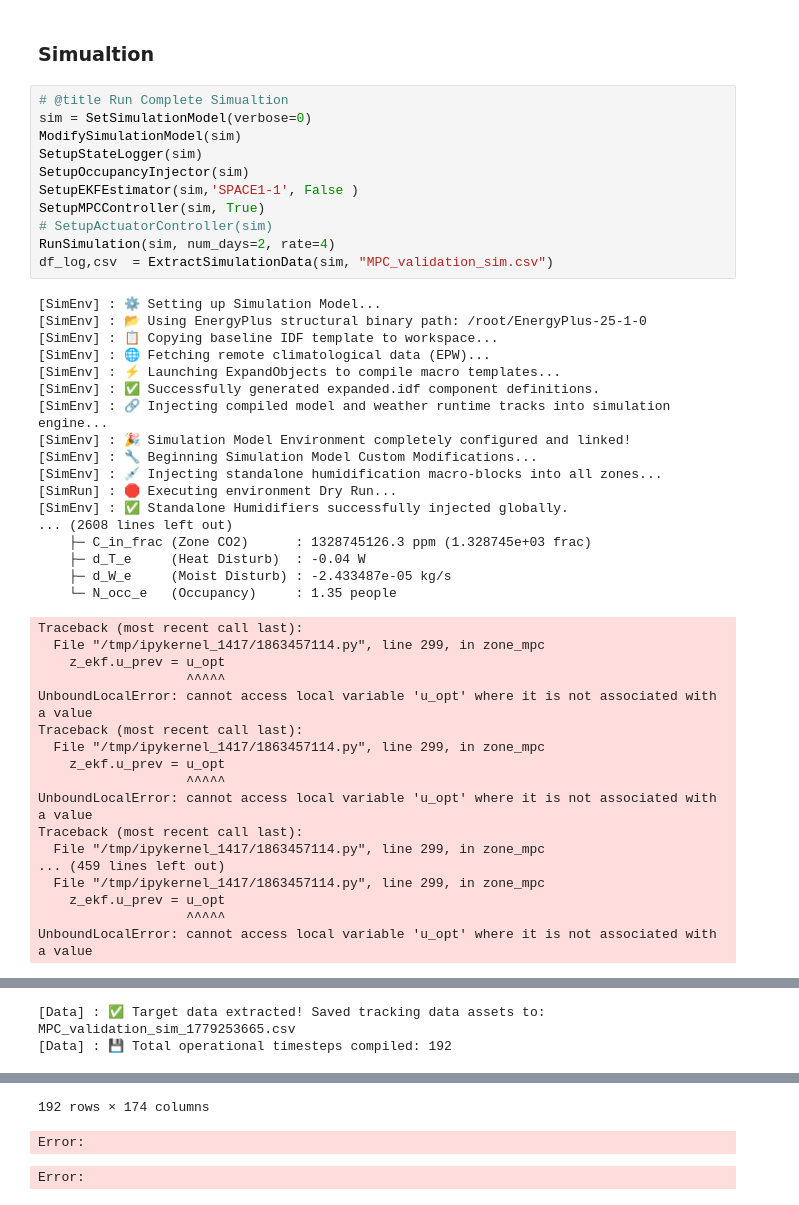
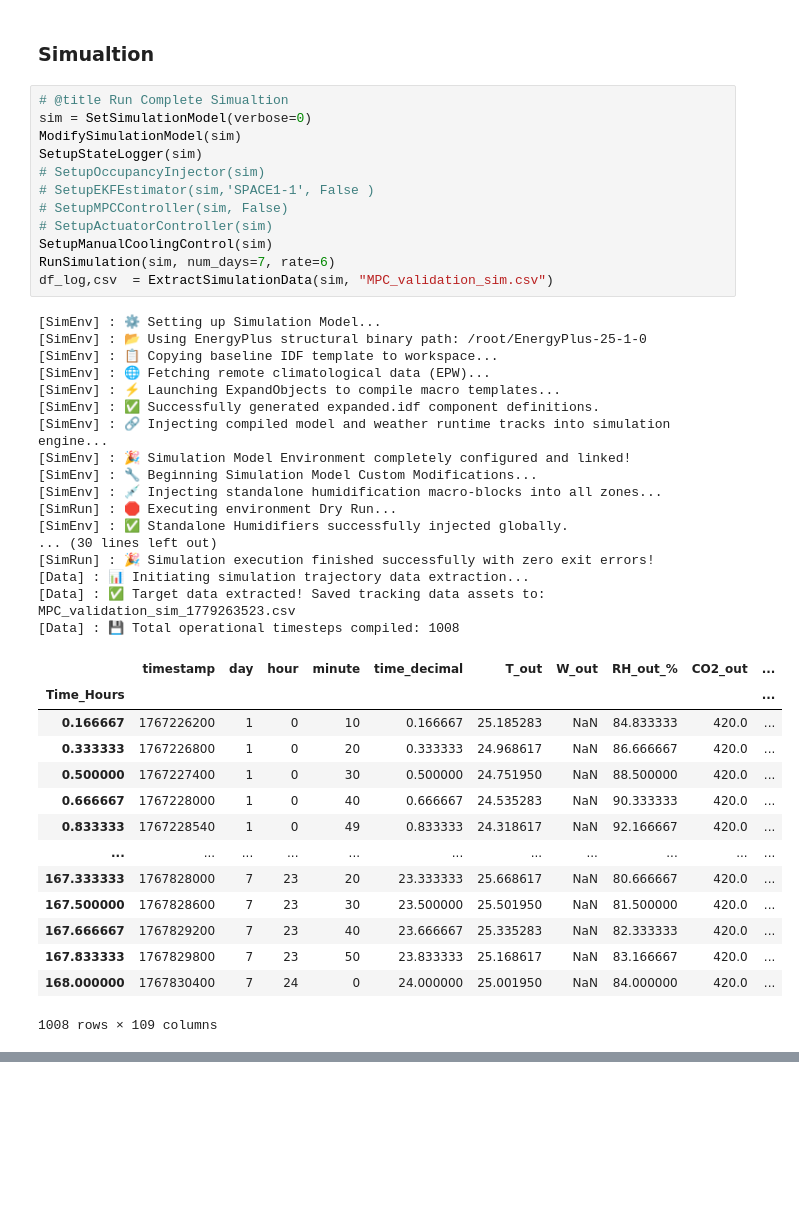
Before and after one commit to janithcyapa/DHCA-Framework, a Jupyter notebook: Simulation/3_MPC_Validation.ipynb, the cells around one changed output, grey strips where cells are left out. Cells and saved outputs as stored; diff of their text form; blank space fills up the shorter version.

```diff
--- a/Simulation/3_MPC_Validation.ipynb
+++ b/Simulation/3_MPC_Validation.ipynb
@@ -355,46 +430,44 @@ def SetupMPCController(sim, debug_mode=True):
 # %%
 # @title Run Complete Simualtion
 sim = SetSimulationModel(verbose=0)
 ModifySimulationModel(sim)
 SetupStateLogger(sim)
-SetupOccupancyInjector(sim)
-SetupEKFEstimator(sim,'SPACE1-1', False )
-SetupMPCController(sim, True)
+# SetupOccupancyInjector(sim)
+# SetupEKFEstimator(sim,'SPACE1-1', False )
+# SetupMPCController(sim, False)
 # SetupActuatorController(sim)
-RunSimulation(sim, num_days=2, rate=4)
+SetupManualCoolingControl(sim)
+RunSimulation(sim, num_days=7, rate=6)
 df_log,csv  = ExtractSimulationData(sim, "MPC_validation_sim.csv")
 # %% [output]
 [SimEnv] : ⚙️ Setting up Simulation Model...
 [SimEnv] : 📂 Using EnergyPlus structural binary path: /root/EnergyPlus-25-1-0
 [SimEnv] : 📋 Copying baseline IDF template to workspace...
 [SimEnv] : 🌐 Fetching remote climatological data (EPW)...
 [SimEnv] : ⚡ Launching ExpandObjects to compile macro templates...
 [SimEnv] : ✅ Successfully generated expanded.idf component definitions.
 [SimEnv] : 🔗 Injecting compiled model and weather runtime tracks into simulation engine...
 [SimEnv] : 🎉 Simulation Model Environment completely configured and linked!
 [SimEnv] : 🔧 Beginning Simulation Model Custom Modifications...
 [SimEnv] : 💉 Injecting standalone humidification macro-blocks into all zones...
 [SimRun] : 🛑 Executing environment Dry Run...
 [SimEnv] : ✅ Standalone Humidifiers successfully injected globally.
-... (2608 lines left out)
-    ├─ C_in_frac (Zone CO2)      : 1328745126.3 ppm (1.328745e+03 frac)
-    ├─ d_T_e     (Heat Disturb)  : -0.04 W
-    ├─ d_W_e     (Moist Disturb) : -2.433487e-05 kg/s
-    └─ N_occ_e   (Occupancy)     : 1.35 people
+... (30 lines left out)
+[SimRun] : 🎉 Simulation execution finished successfully with zero exit errors!
+[Data] : 📊 Initiating simulation trajectory data extraction...
+[Data] : ✅ Target data extracted! Saved tracking data assets to: MPC_validation_sim_1779263523.csv
+[Data] : 💾 Total operational timesteps compiled: 1008
+|  | timestamp | day | hour | minute | time_decimal | T_out | W_out | RH_out_% | CO2_out | ... |
+| Time_Hours |  |  |  |  |  |  |  |  |  | ... |
+| 0.166667 | 1767226200 | 1 | 0 | 10 | 0.166667 | 25.185283 | NaN | 84.833333 | 420.0 | ... |
+| 0.333333 | 1767226800 | 1 | 0 | 20 | 0.333333 | 24.968617 | NaN | 86.666667 | 420.0 | ... |
+| 0.500000 | 1767227400 | 1 | 0 | 30 | 0.500000 | 24.751950 | NaN | 88.500000 | 420.0 | ... |
+| 0.666667 | 1767228000 | 1 | 0 | 40 | 0.666667 | 24.535283 | NaN | 90.333333 | 420.0 | ... |
+| 0.833333 | 1767228540 | 1 | 0 | 49 | 0.833333 | 24.318617 | NaN | 92.166667 | 420.0 | ... |
+| ... | ... | ... | ... | ... | ... | ... | ... | ... | ... | ... |
+| 167.333333 | 1767828000 | 7 | 23 | 20 | 23.333333 | 25.668617 | NaN | 80.666667 | 420.0 | ... |
+| 167.500000 | 1767828600 | 7 | 23 | 30 | 23.500000 | 25.501950 | NaN | 81.500000 | 420.0 | ... |
+| 167.666667 | 1767829200 | 7 | 23 | 40 | 23.666667 | 25.335283 | NaN | 82.333333 | 420.0 | ... |
+| 167.833333 | 1767829800 | 7 | 23 | 50 | 23.833333 | 25.168617 | NaN | 83.166667 | 420.0 | ... |
+| 168.000000 | 1767830400 | 7 | 24 | 0 | 24.000000 | 25.001950 | NaN | 84.000000 | 420.0 | ... |
-Traceback (most recent call last):
-  File "/tmp/ipykernel_1417/1863457114.py", line 299, in zone_mpc
-    z_ekf.u_prev = u_opt
-                   ^^^^^
-UnboundLocalError: cannot access local variable 'u_opt' where it is not associated with a value
-Traceback (most recent call last):
-  File "/tmp/ipykernel_1417/1863457114.py", line 299, in zone_mpc
-    z_ekf.u_prev = u_opt
-                   ^^^^^
-UnboundLocalError: cannot access local variable 'u_opt' where it is not associated with a value
-Traceback (most recent call last):
-  File "/tmp/ipykernel_1417/1863457114.py", line 299, in zone_mpc
-... (459 lines left out)
-  File "/tmp/ipykernel_1417/1863457114.py", line 299, in zone_mpc
-    z_ekf.u_prev = u_opt
-                   ^^^^^
-UnboundLocalError: cannot access local variable 'u_opt' where it is not associated with a value
+1008 rows × 109 columns
@@ -503,2 +473,0 @@ UnboundLocalError: cannot access local variable 'u_opt' where it is not associat
-[Data] : ✅ Target data extracted! Saved tracking data assets to: MPC_validation_sim_1779253665.csv
-[Data] : 💾 Total operational timesteps compiled: 192
@@ -518,5 +474,2 @@ UnboundLocalError: cannot access local variable 'u_opt' where it is not associat
-192 rows × 174 columns
-Error:
-Error:
 # %%
 # @title Plot Data
```
Also changed, not shown: parts of 9 cells of this notebook.
